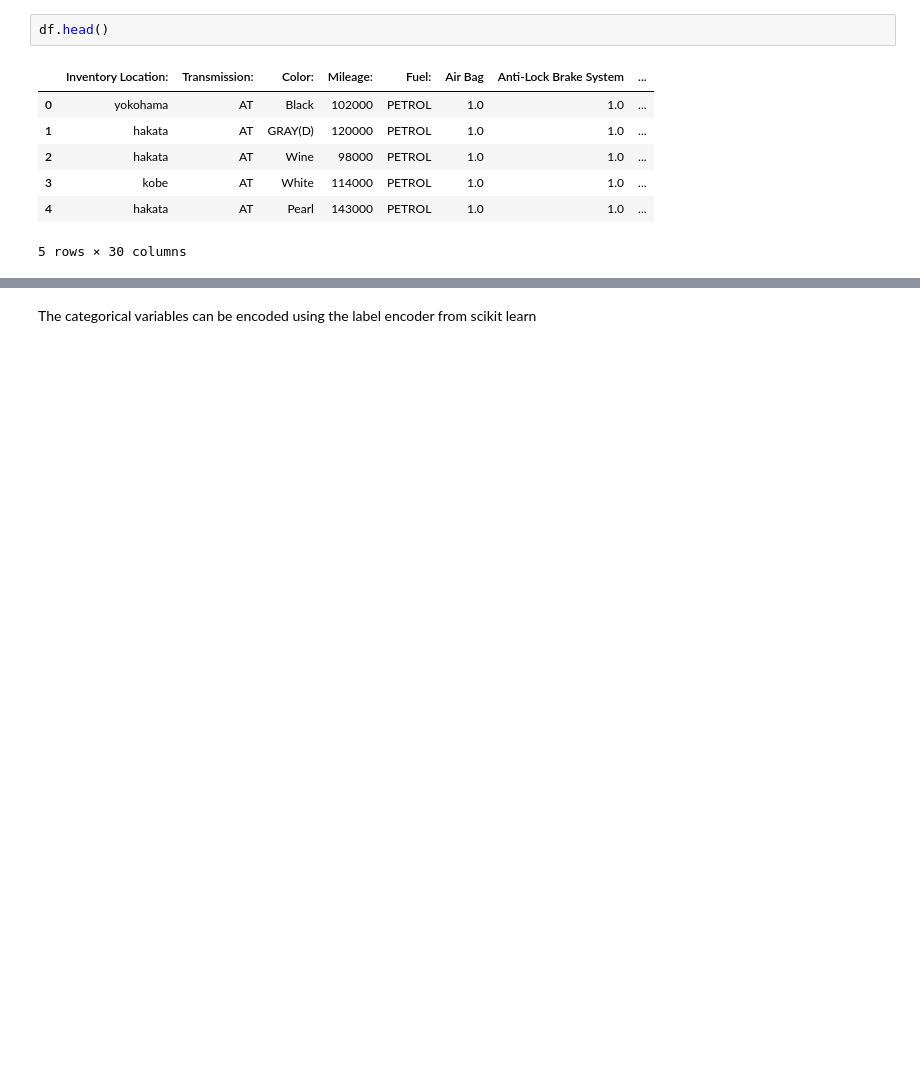
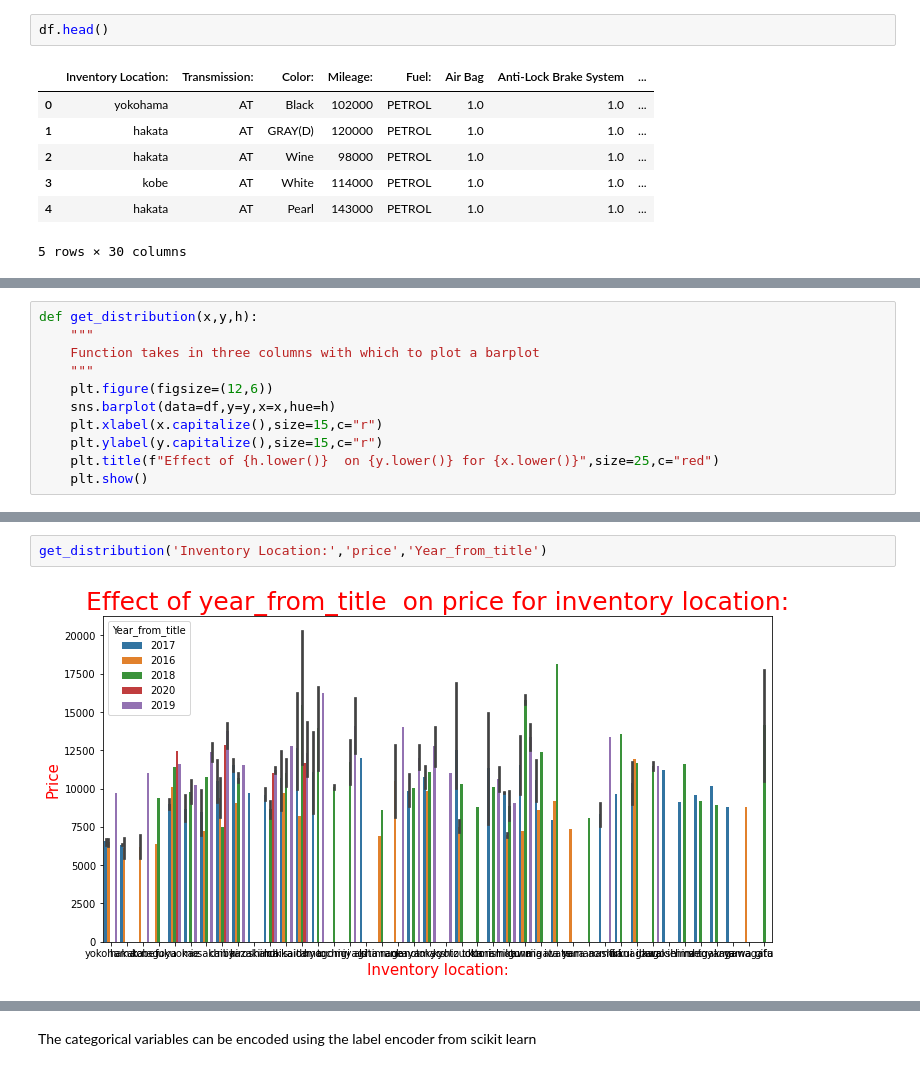
Before and after one commit to wamaithaNyamu/SBT-Japan-linear-regression-model, a Jupyter notebook: sbt_Japan_Linear_regression.ipynb, the cells around one changed output, grey strips where cells are left out. Drawn from its saved outputs; the diff is of its cells as text; blank space fills up the shorter version.

```diff
--- a/sbt_Japan_Linear_regression.ipynb
+++ b/sbt_Japan_Linear_regression.ipynb
@@ -981,0 +1036,11 @@ df_categorical.columns.tolist()
+# %%
+def get_distribution(x,y,h):
+    """
+    Function takes in three columns with which to plot a barplot
+    """
+    plt.figure(figsize=(12,6))
+    sns.barplot(data=df,y=y,x=x,hue=h)
+    plt.xlabel(x.capitalize(),size=15,c="r")
+    plt.ylabel(y.capitalize(),size=15,c="r")
+    plt.title(f"Effect of {h.lower()}  on {y.lower()} for {x.lower()}",size=25,c="red")
+    plt.show()
@@ -981,0 +1057,4 @@ df_categorical.columns.tolist()
+# %%
+get_distribution('Inventory Location:','price','Year_from_title')
+# %% [output]
+[figure, added]
```
Also changed, not shown: parts of 55 cells of this notebook, 1 other file.
